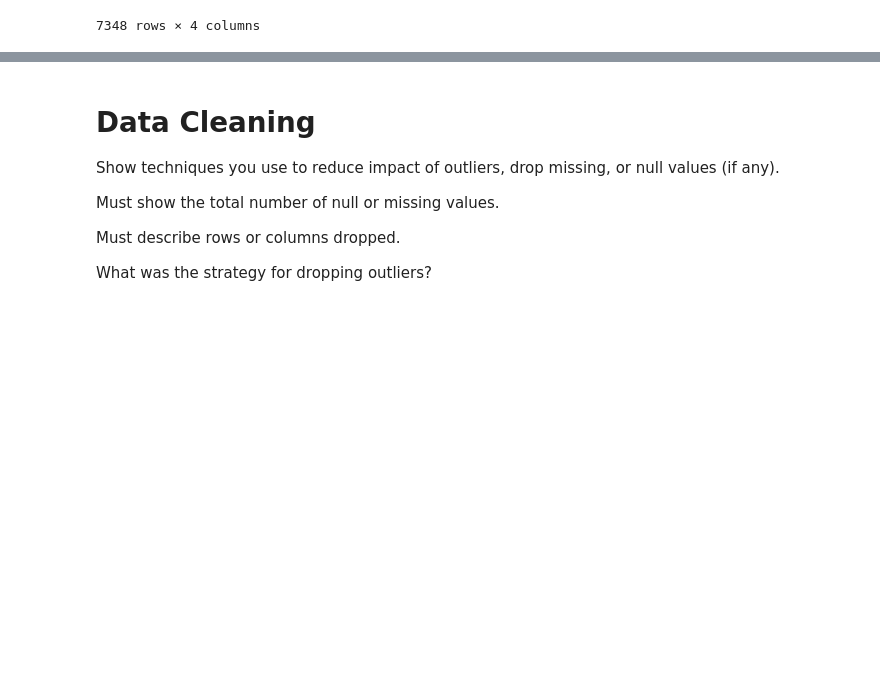
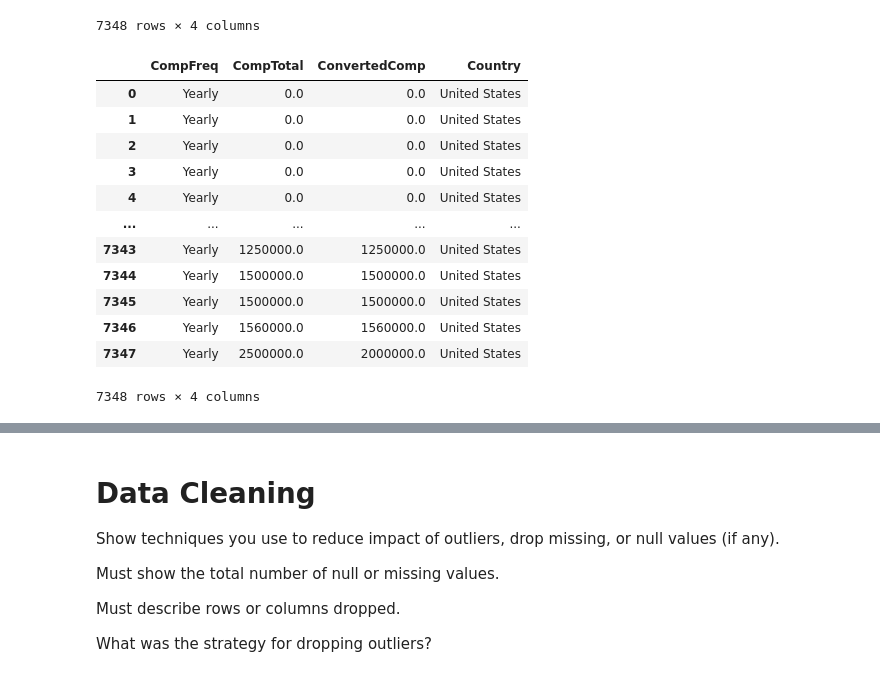
Before and after one commit to prabinspkt/h1b-swe, a Jupyter notebook: Prabin_Sapkota_Miniproject.ipynb, the cells around one changed output, grey strips where cells are left out. Saved outputs shown, nothing was run; the diff lists cells and outputs as text; code cells hidden in the pictures; blank space fills up the shorter version.

```diff
--- a/Prabin_Sapkota_Miniproject.ipynb
+++ b/Prabin_Sapkota_Miniproject.ipynb
@@ -121,3 +122,20 @@ so_usa_yearly
 | 64127 | Yearly | 140000.0 | 140000.0 | United States |
 | 64152 | Yearly | 200.0 | 200.0 | United States |
 7348 rows × 4 columns
+# %%
+so_usa_yearly = so_usa_yearly.sort_values(by="CompTotal", ascending=True, ignore_index=True)
+so_usa_yearly
+# %% [output]
+|  | CompFreq | CompTotal | ConvertedComp | Country |
+| 0 | Yearly | 0.0 | 0.0 | United States |
+| 1 | Yearly | 0.0 | 0.0 | United States |
+| 2 | Yearly | 0.0 | 0.0 | United States |
+| 3 | Yearly | 0.0 | 0.0 | United States |
+| 4 | Yearly | 0.0 | 0.0 | United States |
+| ... | ... | ... | ... | ... |
+| 7343 | Yearly | 1250000.0 | 1250000.0 | United States |
+| 7344 | Yearly | 1500000.0 | 1500000.0 | United States |
+| 7345 | Yearly | 1500000.0 | 1500000.0 | United States |
+| 7346 | Yearly | 1560000.0 | 1560000.0 | United States |
+| 7347 | Yearly | 2500000.0 | 2000000.0 | United States |
+7348 rows × 4 columns
```
Also changed, not shown: parts of 12 cells of this notebook.
